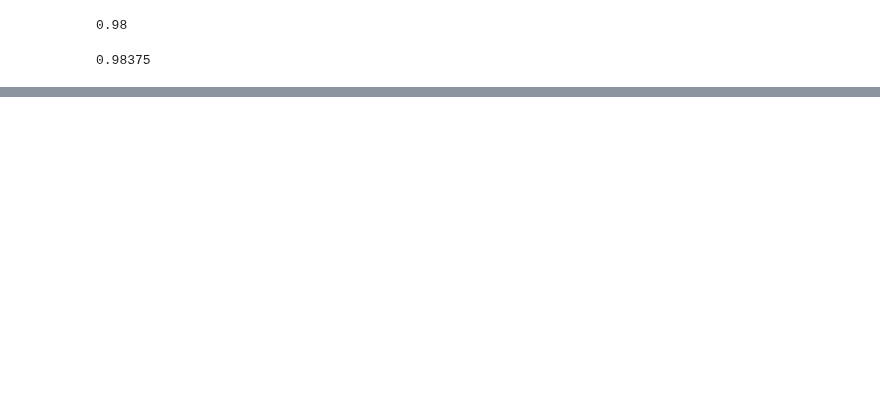
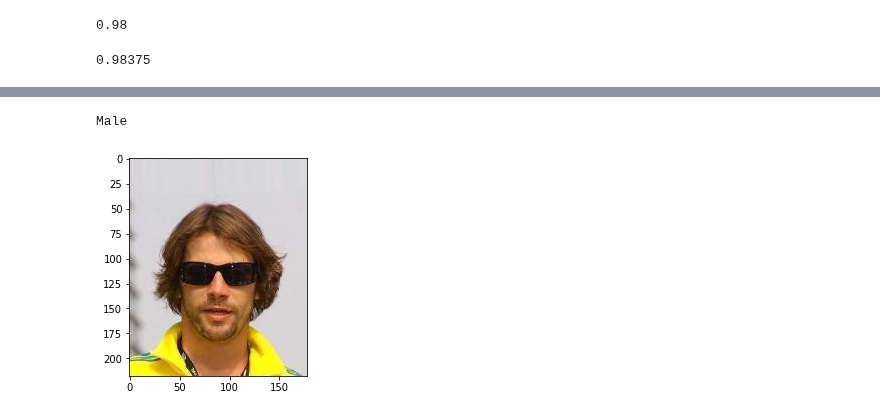
Before and after one commit to lephuocdat2000/-CS114.K21-, a Jupyter notebook: GenderClassification.ipynb, the cells around one changed output, grey strips where cells are left out. Cells and saved outputs as stored; diff of their text form; code cells hidden in the pictures; blank space fills up the shorter version.

```diff
--- a/GenderClassification.ipynb
+++ b/GenderClassification.ipynb
@@ -222,0 +201,5 @@ plt.imshow(im)
+# %%
+Prediction('/content/028174.jpg')
+# %% [output]
+Male
+[figure, added]
```
Also changed, not shown: parts of 25 cells of this notebook.
